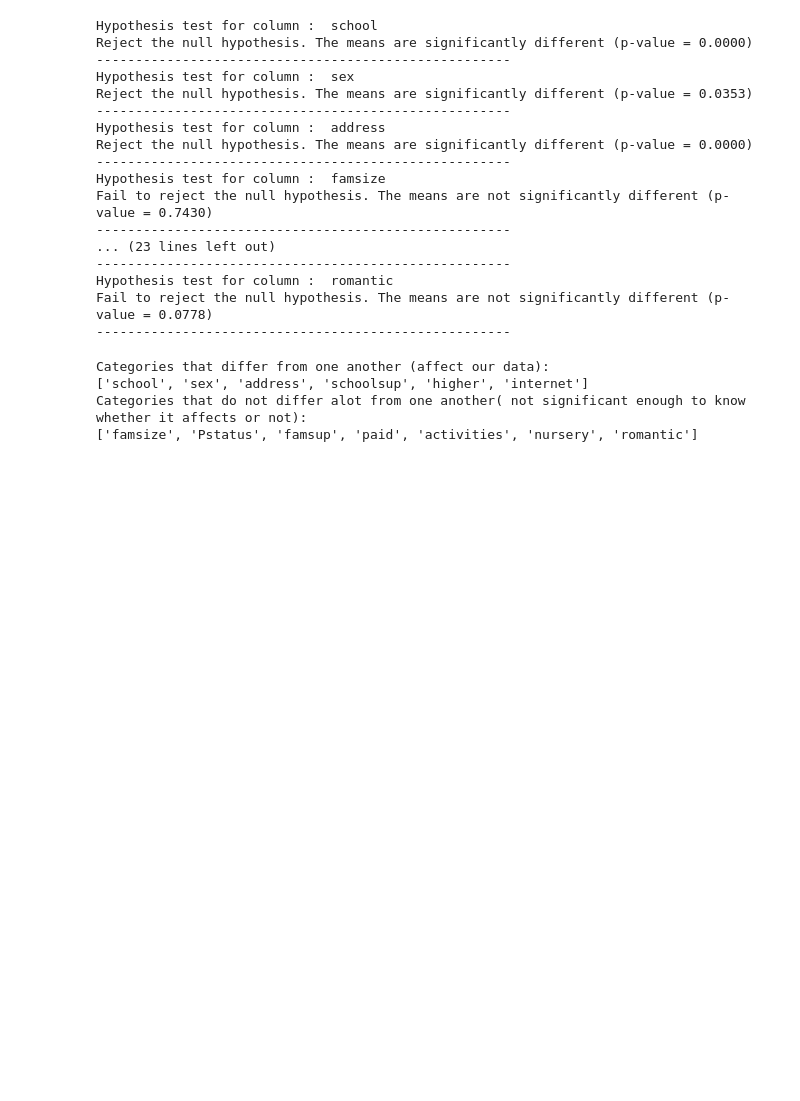
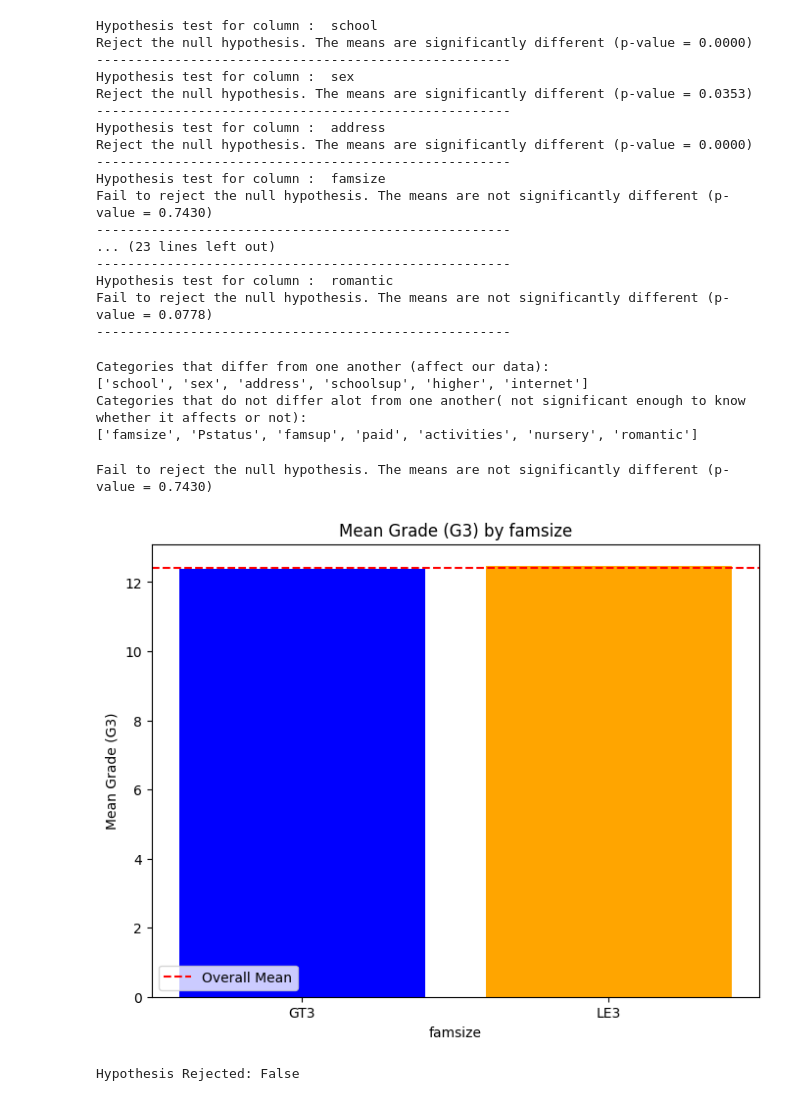
Before and after one commit to mohammed-alaa40123/Exploring-Factors-Influencing-Student-Success, a Jupyter notebook: Analysis_and_hypothesis.ipynb, the cells around one changed output. Saved outputs shown, nothing was run; the diff lists cells and outputs as text; code cells hidden in the pictures; blank space fills up the shorter version.

```diff
--- a/Analysis_and_hypothesis.ipynb
+++ b/Analysis_and_hypothesis.ipynb
@@ -150,3 +152,54 @@ Categories that differ from one another (affect our data):
 ['school', 'sex', 'address', 'schoolsup', 'higher', 'internet']
 Categories that do not differ alot from one another( not significant enough to know whether it affects or not):
 ['famsize', 'Pstatus', 'famsup', 'paid', 'activities', 'nursery', 'romantic']
+# %%
+
+def hypothesis_test(column):
+    cat1 = df[column].unique()[0]
+    cat2 = df[column].unique()[1]
+
+    df1 = df[df[column] == cat1]
+    df2 = df[df[column] == cat2]
+
+    X0 = np.mean(df1["G3"])
+    X1 = np.mean(df2["G3"])
+    X_bar = X0 - X1
+
+    Sigma1 = np.std(df1["G3"])
+    Sigma2 = np.std(df2["G3"])
+
+    Sig_1 = (Sigma1**2)/len(df1)
+    Sig_2 = (Sigma2**2)/len(df2)
+    SE = np.sqrt(Sig_1+Sig_2)
+
+    Z_score = X_bar/SE
+    p_value = 2 * stats.norm.cdf(-abs(Z_score))
+    alpha = 0.05
+
+    if p_value < alpha:
+        print(f"Reject the null hypothesis. The means are significantly different (p-value = {p_value:.04f})")
+        hypothesis_rejected = True
+    else:
+        print(f"Fail to reject the null hypothesis. The means are not significantly different (p-value = {p_value:.04f})")
+        hypothesis_rejected = False
+
+    # Plotting the hypothesis test result
+    plt.figure(figsize=(8, 6))
+    plt.bar([cat1, cat2], [X0, X1], color=['blue', 'orange'])
+    plt.xlabel(column)
+    plt.ylabel('Mean Grade (G3)')
+    plt.title('Mean Grade (G3) by ' + column)
+    plt.xticks([cat1, cat2])
+    plt.axhline(np.mean(df["G3"]), color='red', linestyle='--', label='Overall Mean')
+    plt.legend()
+    plt.show()
+
+    return hypothesis_rejected
+
+# Assuming df is defined and contains your dataset
+hypothesis_rejected = hypothesis_test("famsize")
+print("Hypothesis Rejected:", hypothesis_rejected)
+# %% [output]
+Fail to reject the null hypothesis. The means are not significantly different (p-value = 0.7430)
+[figure, added]
+Hypothesis Rejected: False
```
Also changed, not shown: parts of 1 cell of this notebook, 2 other files.
